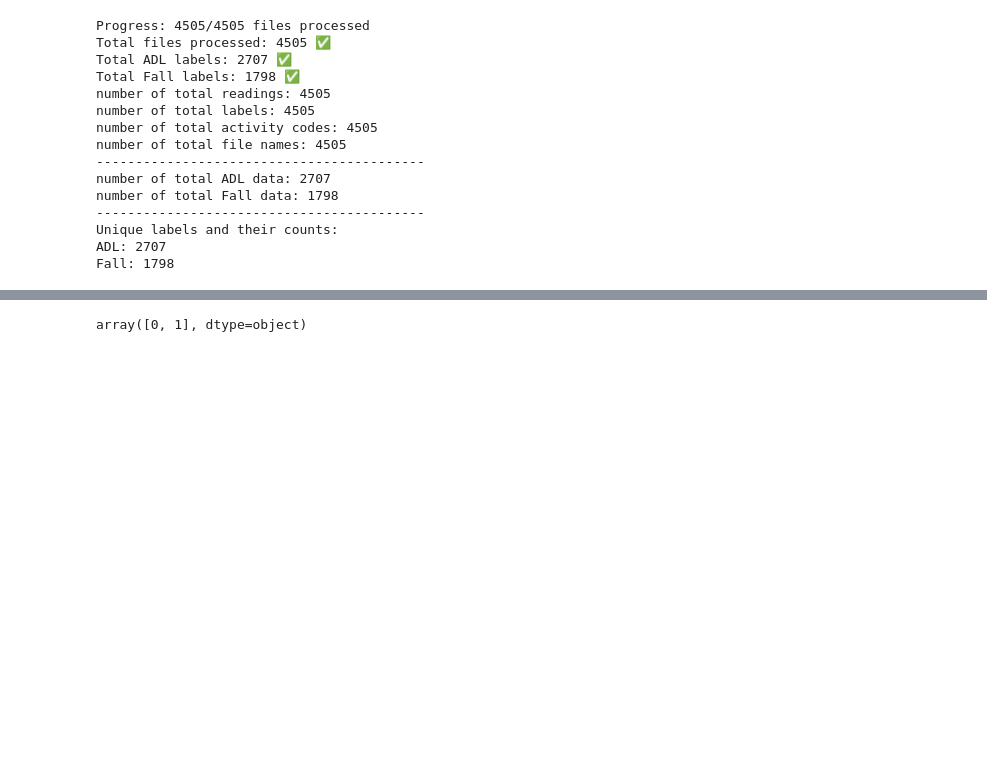
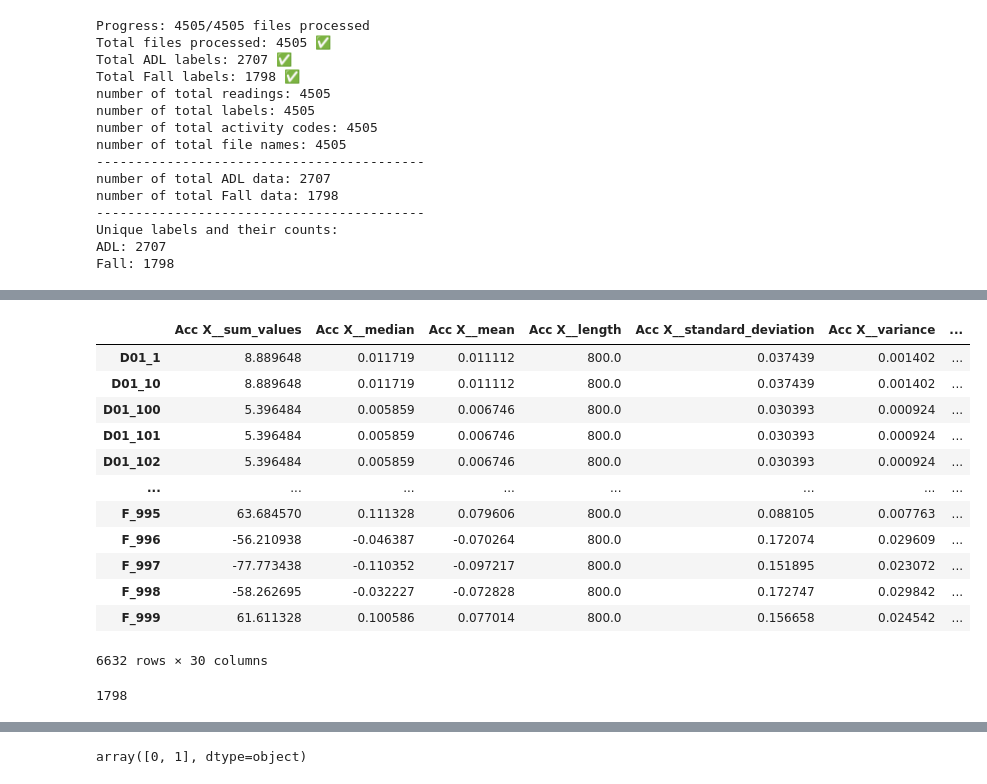
Before and after one commit to AliShrz/earpiece-fall-detection, a Jupyter notebook: Sisfall_model_training.ipynb, the cells around one changed output, grey strips where cells are left out. Drawn from its saved outputs; the diff is of its cells as text; code cells hidden in the pictures; blank space fills up the shorter version.

```diff
--- a/Sisfall_model_training.ipynb
+++ b/Sisfall_model_training.ipynb
@@ -411,0 +560,51 @@ F15: 120 arrays, shapes: [(3, 3000), (3, 3000), (3, 3000)]
+# %%
+from tsfresh import extract_features
+from tsfresh.feature_extraction import MinimalFCParameters
+
+# 1. Melt the DataFrame into tsfresh-friendly format
+melted_df = final_df.melt(
+    id_vars=["ID", "Time"],
+    value_vars=["Acc X", "Acc Y", "Acc Z"],
+    var_name="Tag",  # Becomes 'kind' in tsfresh
+    value_name="value"
+)
+
+# 2. Rename columns as required by tsfresh
+melted_df = melted_df.rename(columns={
+    "ID": "id",
+    "Time": "time",
+    "Tag": "kind"
+})
+
+# 3. Extract features using MinimalFCParameters
+minimal_features = MinimalFCParameters()
+
+extracted_features_minimal = extract_features(
+    melted_df,
+    column_id='id',
+    column_sort='time',
+    column_kind='kind',
+    column_value='value',
+    default_fc_parameters=minimal_features,
+    n_jobs=1
+)
+# %%
+extracted_features_minimal
+# %% [output]
+|  | Acc X__sum_values | Acc X__median | Acc X__mean | Acc X__length | Acc X__standard_deviation | Acc X__variance | ... |
+| D01_1 | 8.889648 | 0.011719 | 0.011112 | 800.0 | 0.037439 | 0.001402 | ... |
+| D01_10 | 8.889648 | 0.011719 | 0.011112 | 800.0 | 0.037439 | 0.001402 | ... |
+| D01_100 | 5.396484 | 0.005859 | 0.006746 | 800.0 | 0.030393 | 0.000924 | ... |
+| D01_101 | 5.396484 | 0.005859 | 0.006746 | 800.0 | 0.030393 | 0.000924 | ... |
+| D01_102 | 5.396484 | 0.005859 | 0.006746 | 800.0 | 0.030393 | 0.000924 | ... |
+| ... | ... | ... | ... | ... | ... | ... | ... |
+| F_995 | 63.684570 | 0.111328 | 0.079606 | 800.0 | 0.088105 | 0.007763 | ... |
+| F_996 | -56.210938 | -0.046387 | -0.070264 | 800.0 | 0.172074 | 0.029609 | ... |
+| F_997 | -77.773438 | -0.110352 | -0.097217 | 800.0 | 0.151895 | 0.023072 | ... |
+| F_998 | -58.262695 | -0.032227 | -0.072828 | 800.0 | 0.172747 | 0.029842 | ... |
+| F_999 | 61.611328 | 0.100586 | 0.077014 | 800.0 | 0.156658 | 0.024542 | ... |
+6632 rows × 30 columns
+# %%
+len(data_list)
+# %% [output]
+1798
```
Also changed, not shown: parts of 15 cells of this notebook, 9 other files.
